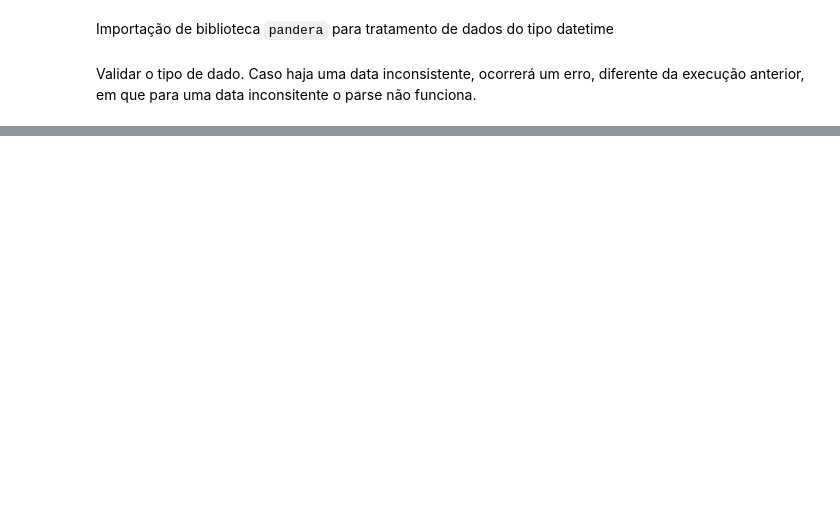
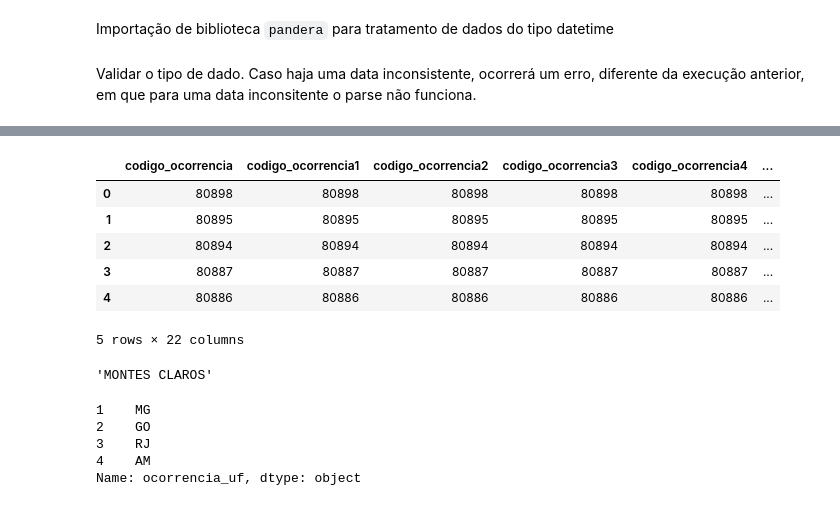
Before and after one commit to JoseWRPereira/jupyter-lab, a Jupyter notebook: CENIPA/cenipa.ipynb, the cells around one changed output, grey strips where cells are left out. Cells and saved outputs as stored; diff of their text form; code cells hidden in the pictures; blank space fills up the shorter version.

```diff
--- a/CENIPA/cenipa.ipynb
+++ b/CENIPA/cenipa.ipynb
@@ -120,0 +163,22 @@ failure cases:
+# %%
+df.head()
+# %% [output]
+|  | codigo_ocorrencia | codigo_ocorrencia1 | codigo_ocorrencia2 | codigo_ocorrencia3 | codigo_ocorrencia4 | ... |
+| 0 | 80898 | 80898 | 80898 | 80898 | 80898 | ... |
+| 1 | 80895 | 80895 | 80895 | 80895 | 80895 | ... |
+| 2 | 80894 | 80894 | 80894 | 80894 | 80894 | ... |
+| 3 | 80887 | 80887 | 80887 | 80887 | 80887 | ... |
+| 4 | 80886 | 80886 | 80886 | 80886 | 80886 | ... |
+5 rows × 22 columns
+# %%
+df.loc[1,"ocorrencia_cidade"]
+# %% [output]
+'MONTES CLAROS'
+# %%
+df.loc[1:4,"ocorrencia_uf"]
+# %% [output]
+1    MG
+2    GO
+3    RJ
+4    AM
+Name: ocorrencia_uf, dtype: object
```
Also changed, not shown: parts of 17 cells of this notebook.
